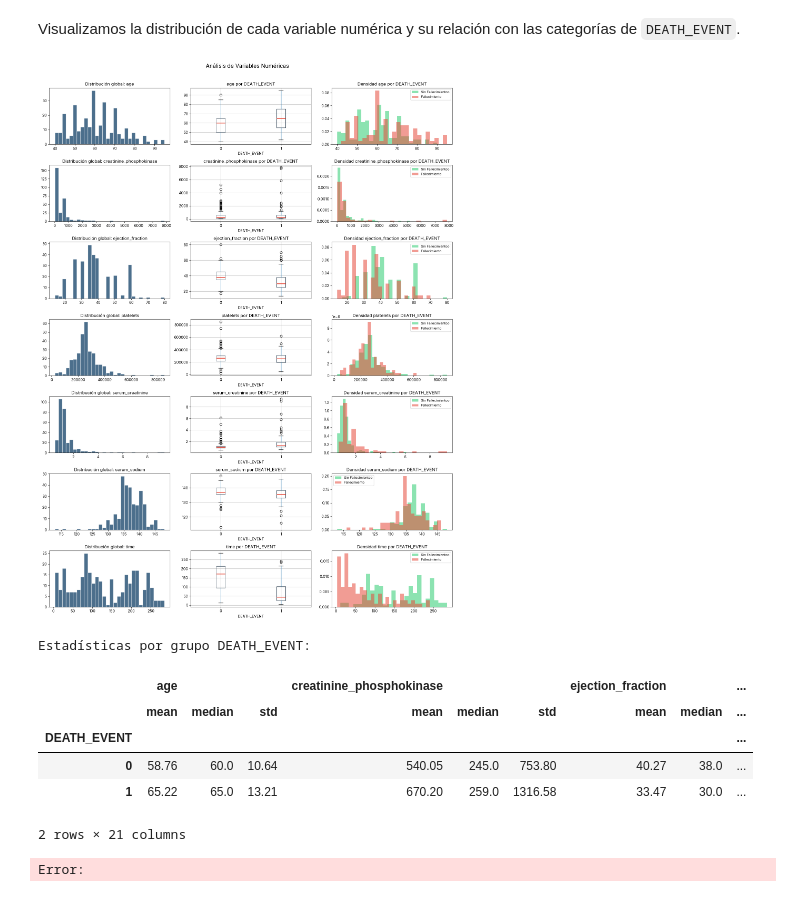
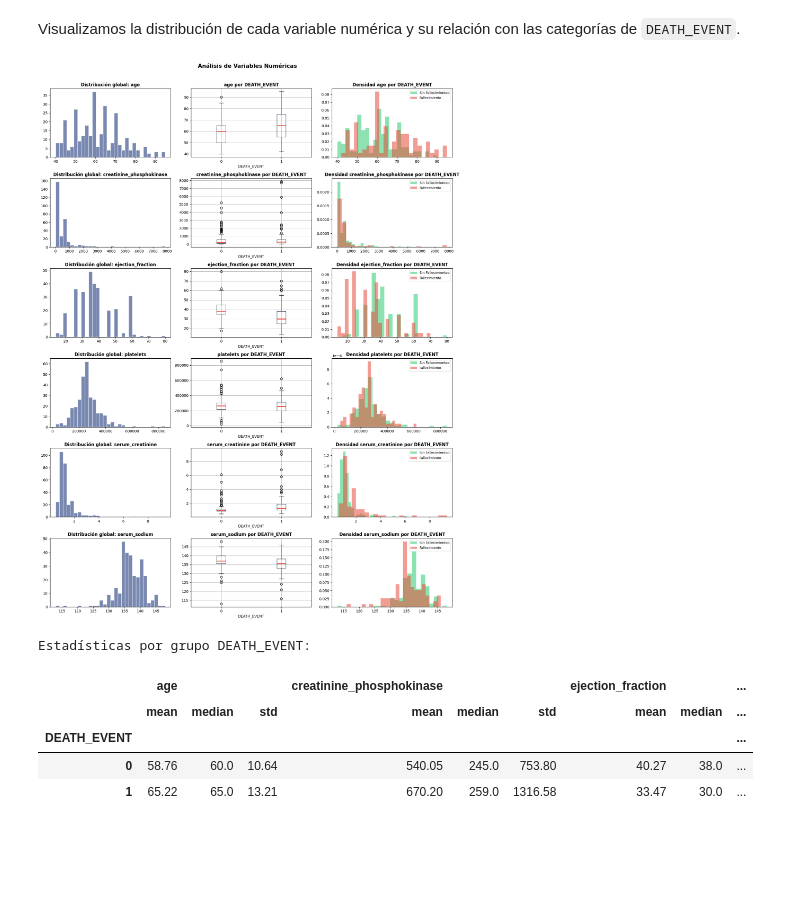
Before and after one commit to emartlion/Mortalidad-tras-Fallo-Cardiaco, a Jupyter notebook: Proyecto.ipynb, the cells around one changed output. Cells and saved outputs as stored; diff of their text form; code cells hidden in the pictures; blank space fills up the shorter version.

```diff
--- a/Proyecto.ipynb
+++ b/Proyecto.ipynb
@@ -19,6 +17,10 @@ import pandas as pd
 import matplotlib.pyplot as plt
 import seaborn as sns
 import kagglehub
+
+#Eliminamos limite de visualizacion
+pd.set_option('display.max_rows', None)
+pd.set_option('display.max_columns', None)
 # %% [markdown]
 Y cargamos los datos a través de Kaggle.
 # %%
@@ -127,23 +83,0 @@ Debemos analizar la distribución de la variable objetivo, `DEATH EVENT`, para s
-# %%
-plt.rcParams['font.family'] = 'sans-serif'
-plt.rcParams['font.sans-serif'] = ['Inter']
-
-fig, ax = plt.subplots(1, 1, figsize= (10,5))
-death_count = df['DEATH_EVENT'].value_counts()
-
-sns.countplot(x='DEATH_EVENT', data=df, palette={'0': '#A1C349', '1': '#2A3C24'}, ax=ax)
-ax.set_title('Número de Pacientes Fallecidos vs No Fallecidos', fontweight='bold', fontsize=20)
-for p in ax.patches:
-    h = int(p.get_height())
-    ax.annotate(f'{h:,}\n({h/len(df)*100:.1f}%)',
-                 (p.get_x()+p.get_width()/2., h),
-                 ha='center', va='bottom', fontsize=11)
-
-ax.set_ylim(0, ax.get_ylim()[1] * 1.05)
-ax.yaxis.grid(True, linestyle='-', alpha=0.5, color='gray')
-ax.set_axisbelow(True)
-plt.tight_layout()
-plt.show()
-
-ratio = death_count[0] / death_count[1]
-print(f'La proporción entre pacientes no (0) y fallecidos (1) es: {ratio:.2f}:1')
@@ -172,0 +84,4 @@ Como queremos evitar a toda costa los falsos negativos las métricas que debemos
+# %%
+df.drop('time', axis=1, inplace=True)
+
+num_feats = ['age', 'creatinine_phosphokinase', 'ejection_fraction', 'platelets', 'serum_creatinine', 'serum_sodium']
@@ -187,37 +180,35 @@ Visualizamos la distribución de cada variable numérica y su relación con las
 # %%
 df_num = df.copy()
 
-fig, axes = plt.subplots(7, 3, figsize=(16, 21))
+fig, axes = plt.subplots(6, 3, figsize=(16, 21))
 for i, col in enumerate(num_feats):
     data_no  = df_num[df_num['DEATH_EVENT']==0][col].dropna()
     data_yes = df_num[df_num['DEATH_EVENT']==1][col].dropna()
 
-    axes[i,0].hist(df_num[col].dropna(), bins=30, color='#1F4B70', alpha=0.8, edgecolor='white')
+    axes[i,0].hist(df_num[col].dropna(), bins=30, color='#586A9D', alpha=0.8, edgecolor='white')
     axes[i,0].set_title(f'Distribución global: {col}', fontweight='bold')
 
     df_num.boxplot(column=col, by='DEATH_EVENT', ax=axes[i,1],
                    boxprops=dict(color='#2c3e50'), medianprops=dict(color='#e74c3c', linewidth=2))
     axes[i,1].set_title(f'{col} por DEATH_EVENT', fontweight='bold')
 
     axes[i,2].hist(data_no,  bins=25, alpha=0.55, color='#2ecc71', label='Sin Fallecimientoo', density=True)
     axes[i,2].hist(data_yes, bins=25, alpha=0.55, color='#e74c3c', label='Fallecimiento',    density=True)
     axes[i,2].set_title(f'Densidad {col} por DEATH_EVENT', fontweight='bold')
     axes[i,2].legend(fontsize=9)
 
 plt.suptitle('Análisis de Variables Numéricas', fontsize=15, fontweight='bold', y=1.01)
 plt.tight_layout()
 plt.savefig('numeric_analysis.png', bbox_inches='tight')
 plt.show()
 
 print('Estadísticas por grupo DEATH_EVENT:')
 display(df_num.groupby('DEATH_EVENT')[num_feats].agg(['mean','median','std']).round(2))
 # %% [output]
-[figure, old version]
+[figure, new version]
 Estadísticas por grupo DEATH_EVENT:
 |  | age |  |  | creatinine_phosphokinase |  |  | ejection_fraction |  | ... |
 |  | mean | median | std | mean | median | std | mean | median | ... |
 | DEATH_EVENT |  |  |  |  |  |  |  |  | ... |
 | 0 | 58.76 | 60.0 | 10.64 | 540.05 | 245.0 | 753.80 | 40.27 | 38.0 | ... |
 | 1 | 65.22 | 65.0 | 13.21 | 670.20 | 259.0 | 1316.58 | 33.47 | 30.0 | ... |
-2 rows × 21 columns
-Error:
```
Also changed, not shown: parts of 57 cells of this notebook.
